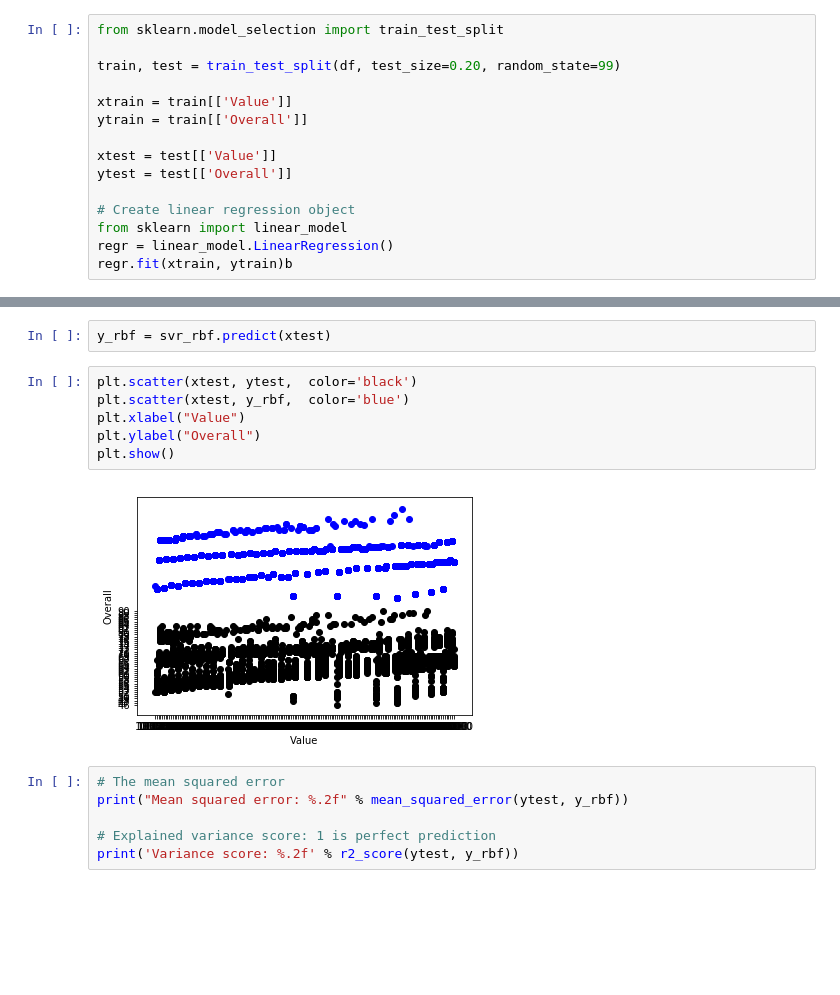
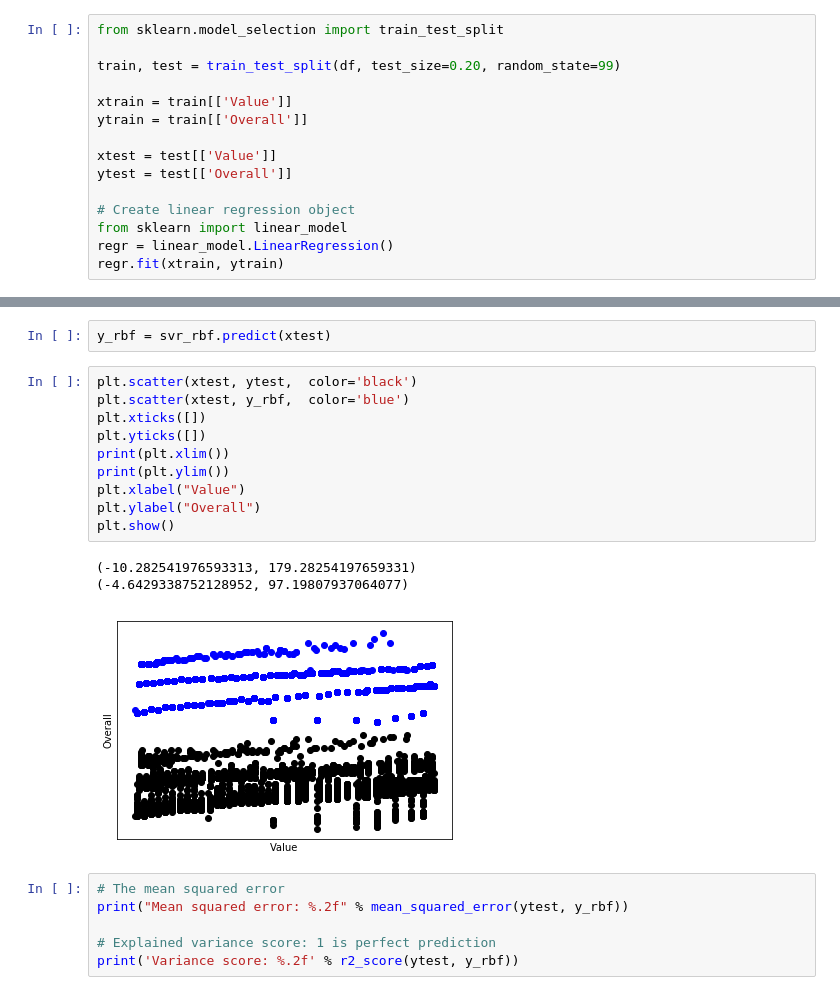
Before and after one commit to AtagoDaisuki/play-with-fifa-data, a Jupyter notebook: fifa18-all-player-statistics/Model.ipynb, the cells around one changed output, grey strips where cells are left out. Saved outputs shown, nothing was run; the diff lists cells and outputs as text; blank space fills up the shorter version.

```diff
--- a/fifa18-all-player-statistics/Model.ipynb
+++ b/fifa18-all-player-statistics/Model.ipynb
@@ -116,7 +113,7 @@ ytest = test[['Overall']]
 # Create linear regression object
 from sklearn import linear_model
 regr = linear_model.LinearRegression()
-regr.fit(xtrain, ytrain)b
+regr.fit(xtrain, ytrain)
 # %% [output]
 LinearRegression(copy_X=True, fit_intercept=True, n_jobs=1, normalize=False)
 # %%
@@ -201,11 +220,17 @@ y_rbf = svr_rbf.predict(xtest)
 # %%
 plt.scatter(xtest, ytest,  color='black')
 plt.scatter(xtest, y_rbf,  color='blue')
+plt.xticks([])
+plt.yticks([])
+print(plt.xlim())
+print(plt.ylim())
 plt.xlabel("Value")
 plt.ylabel("Overall")
 plt.show()
 # %% [output]
+(-10.282541976593313, 179.28254197659331)
+(-4.6429338752128952, 97.19807937064077)
-[figure, old version]
+[figure, new version]
 # %%
 # The mean squared error
 print("Mean squared error: %.2f" % mean_squared_error(ytest, y_rbf))
```
Also changed, not shown: parts of 6 cells of this notebook.
